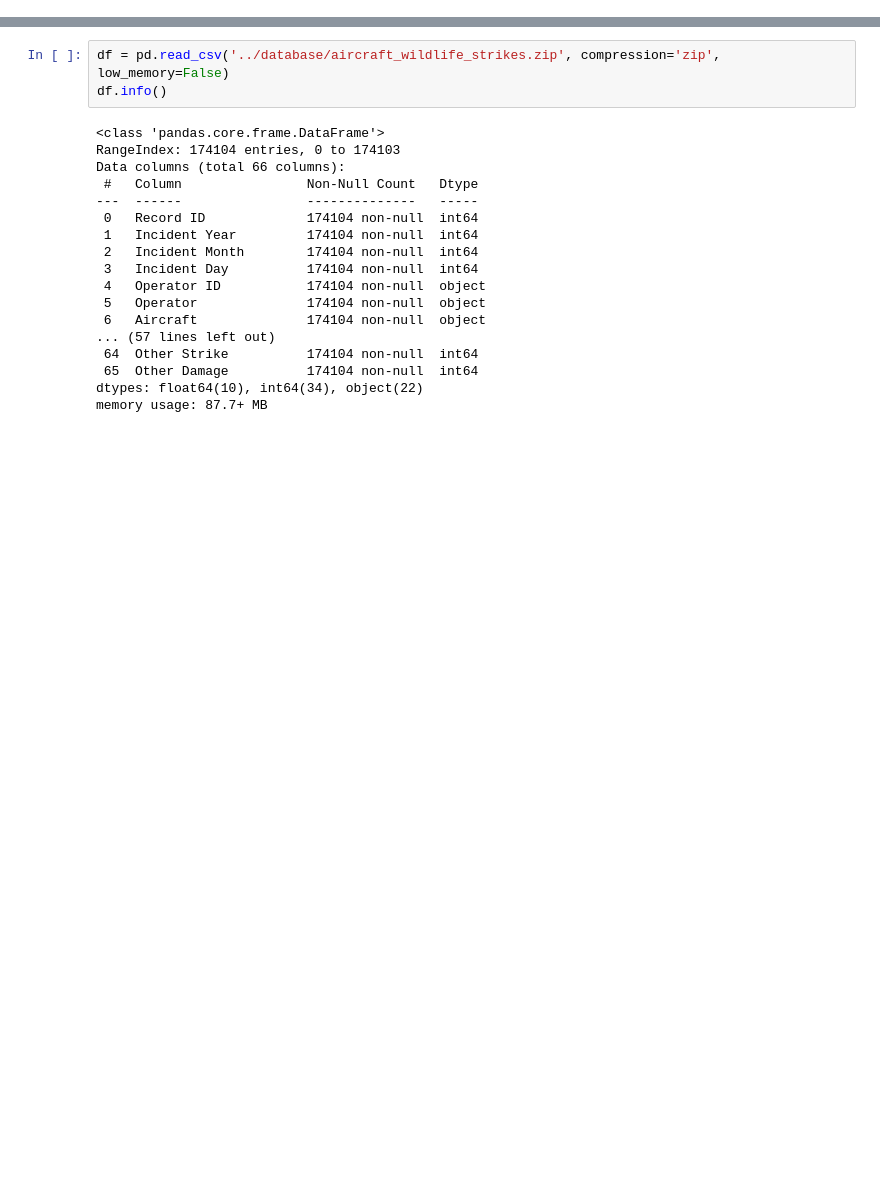
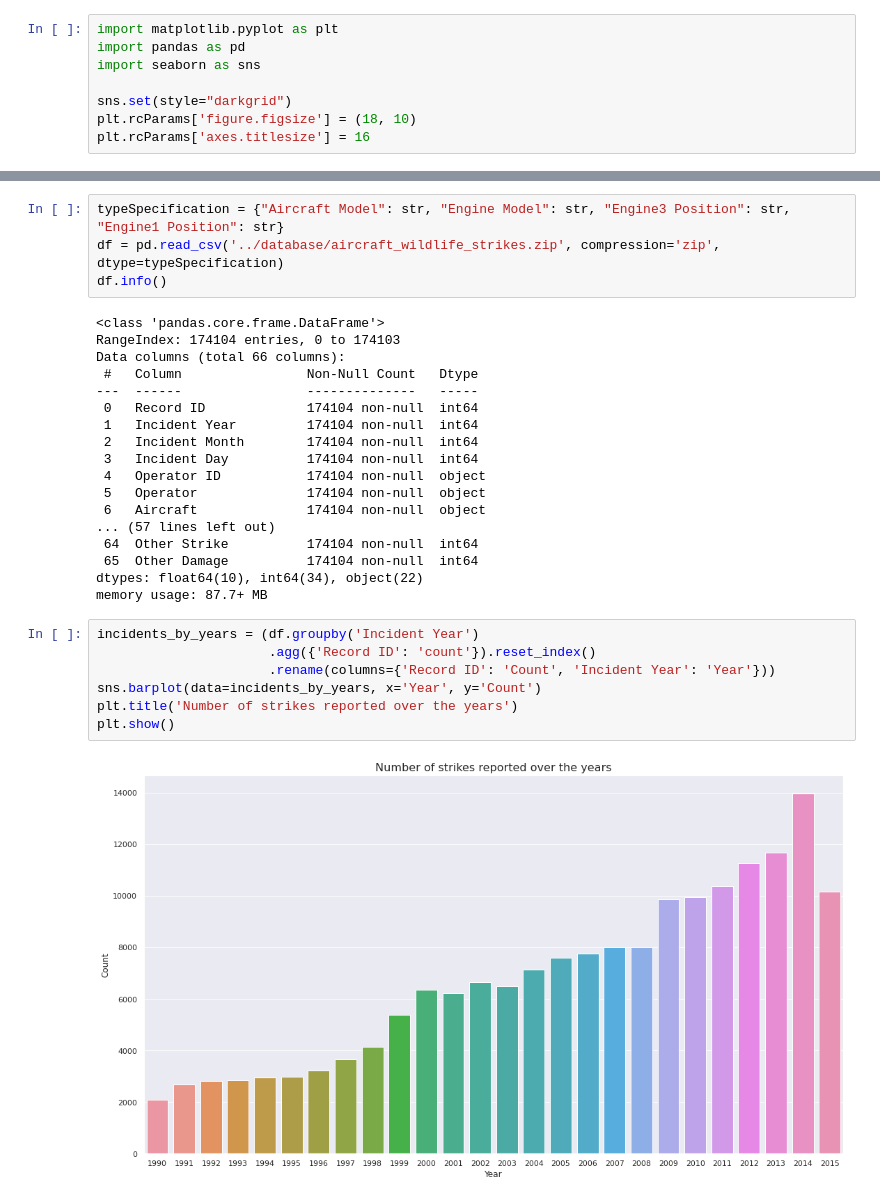
Before and after one commit to MvKaio/StudyOfAircraftWildlifeStrikes, a Jupyter notebook: notebooks/ExploratoryAnalysis.ipynb, the cells around one changed output, grey strips where cells are left out. Saved outputs shown, nothing was run; the diff lists cells and outputs as text; blank space fills up the shorter version.

Commit message:
Added first graphs and ideas

```diff
--- a/notebooks/ExploratoryAnalysis.ipynb
+++ b/notebooks/ExploratoryAnalysis.ipynb
@@ -2,0 +1,8 @@ import pandas as pd
+# %%
+import matplotlib.pyplot as plt
+import pandas as pd
+import seaborn as sns
+
+sns.set(style="darkgrid")
+plt.rcParams['figure.figsize'] = (18, 10)
+plt.rcParams['axes.titlesize'] = 16
@@ -3,5 +13,6 @@ import pandas as pd
 # %%
-df = pd.read_csv('../database/aircraft_wildlife_strikes.zip', compression='zip', low_memory=False)
+typeSpecification = {"Aircraft Model": str, "Engine Model": str, "Engine3 Position": str, "Engine1 Position": str}
+df = pd.read_csv('../database/aircraft_wildlife_strikes.zip', compression='zip', dtype=typeSpecification)
 df.info()
 # %% [output]
 <class 'pandas.core.frame.DataFrame'>
@@ -21,3 +32,12 @@ Data columns (total 66 columns):
  65  Other Damage          174104 non-null  int64
 dtypes: float64(10), int64(34), object(22)
 memory usage: 87.7+ MB
+# %%
+incidents_by_years = (df.groupby('Incident Year')
+                      .agg({'Record ID': 'count'}).reset_index()
+                      .rename(columns={'Record ID': 'Count', 'Incident Year': 'Year'}))
+sns.barplot(data=incidents_by_years, x='Year', y='Count')
+plt.title('Number of strikes reported over the years')
+plt.show()
+# %% [output]
+[figure, added]
```
Also changed, not shown: parts of 8 cells of this notebook.
